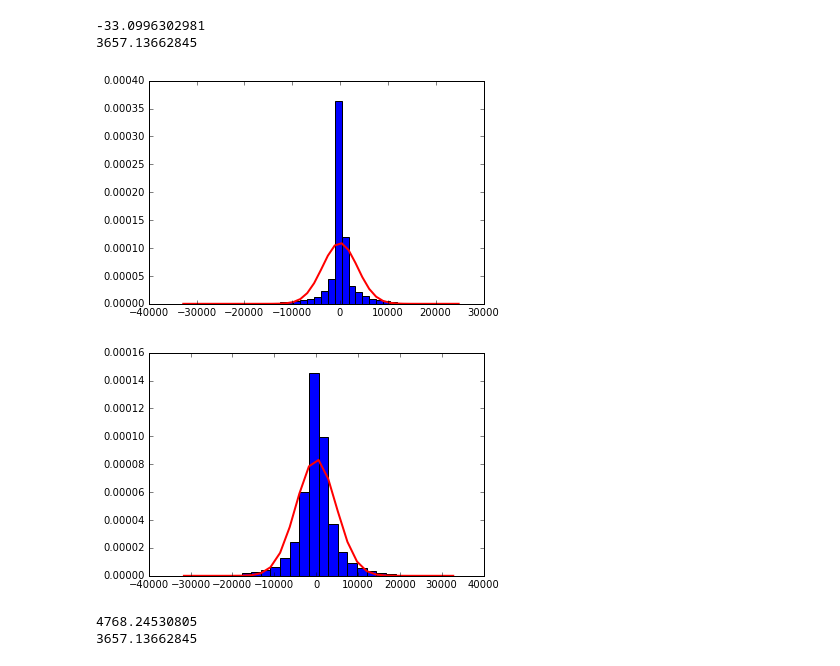
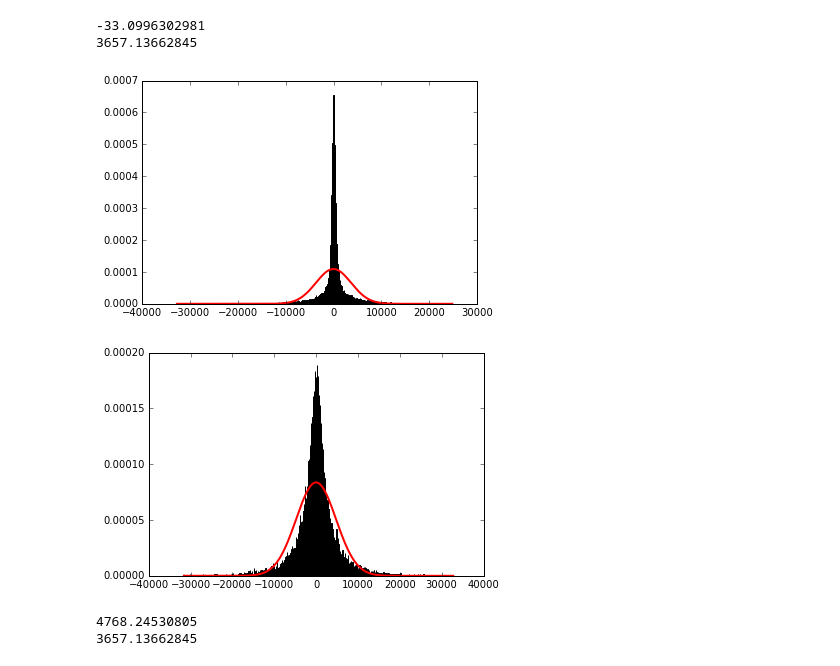
Before and after one commit to Anotherother/spoofingchallenge, a Jupyter notebook: compute gaussian sigma.ipynb, the cells around one changed output. Saved outputs shown, nothing was run; the diff lists cells and outputs as text; code cells hidden in the pictures.

```diff
--- a/compute gaussian sigma.ipynb
+++ b/compute gaussian sigma.ipynb
@@ -52,22 +52,22 @@ print sigmaAudio
 # %%
 binSize = int(audio.shape[0]**(1/3.0))
 # %%
-countA, binsA, ignoredA = plt.hist(audio, binSize, normed=True)
+countA, binsA, ignoredA = plt.hist(audio, 1000, normed=True)
 plt.plot( binsA, 1/(sigmaAudio * np.sqrt(2 * np.pi)) * np.exp( - (binsA - muAudio)**2 / (2 * sigmaAudio**2) ),linewidth=2, color='r')
 plt.show()
 # %% [output]
-[figure, old version]
+[figure, new version]
 # %%
 rateSpoof, audioSpoof = wavfile.read('D_1001709.wav')
 muAudioSpoof = audioSpoof.mean()
 sigmaAudioSpoof = np.sqrt(sum((audioSpoof - audioSpoof.mean())**2)/len(audioSpoof))
 
-binSize = int(audioSpoof.shape[0]**(1/3.0))
-countA, binsA, ignoredA = plt.hist(audioSpoof, binSize, normed=True)
+#binSize = int(audioSpoof.shape[0]**(1/3.0))
+countA, binsA, ignoredA = plt.hist(audioSpoof, 1000, normed=True)
 plt.plot( binsA, 1/(sigmaAudioSpoof * np.sqrt(2 * np.pi)) * np.exp( - (binsA - muAudioSpoof)**2 / (2 * sigmaAudioSpoof**2) ),linewidth=2, color='r')
 plt.show()
 # %% [output]
-[figure, old version]
+[figure, new version]
 # %%
 print sigmaAudioSpoof
 print sigmaAudio
```
Also changed, not shown: parts of 18 cells of this notebook.
